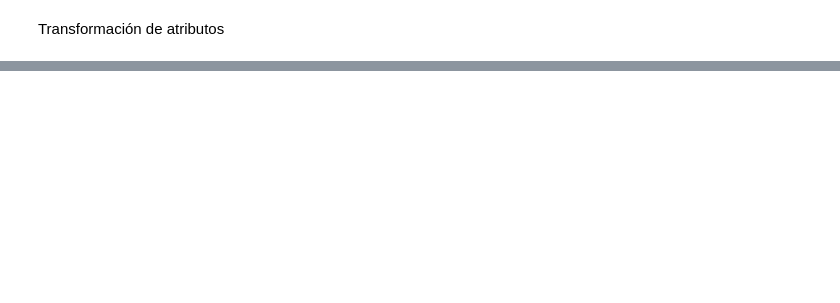
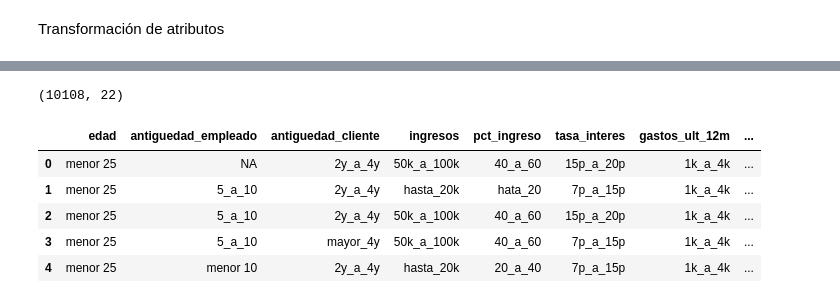
Before and after one commit to snmSebastian/Metodologias-Agiles, a Jupyter notebook: notebooks/Preparacion_datos/PD01-Transformaciones.ipynb, the cells around one changed output, grey strips where cells are left out. Cells and saved outputs as stored; diff of their text form; code cells hidden in the pictures; blank space fills up the shorter version.

```diff
--- a/notebooks/Preparacion_datos/PD01-Transformaciones.ipynb
+++ b/notebooks/Preparacion_datos/PD01-Transformaciones.ipynb
@@ -166,0 +285,34 @@ Exportación de metadatos
+# %%
+df_integrado.shape
+# %% [output]
+(10108, 22)
+# %%
+col_eliminar_final=[
+    'edad',
+    'antiguedad_empleado',
+    'antiguedad_cliente',
+    'ingresos',
+    'pct_ingreso',
+    'tasa_interes',
+    'regla_pct_ingresos',
+    'gastos_ult_12m',
+    'operaciones_ult_12m',
+    'id_cliente',
+    'estado_credito',
+    'estado_civil',
+
+]
+
+df_integrado.drop(col_eliminar_final,inplace=True,axis=1)
+
+df_final=pd.concat([edad_N,antiguedad_empleados_N,antiguedad_cliente_N,ingresos_N,regla_pct_ingresos_N,tasa_interes_N,
+ gastos_ult_12m_N,operaciones_ult_12m_N,estado_civil_N,estado_credito_N,df_integrado],axis=1)
+# %%
+df_final.head()
+# %% [output]
+|  | edad | antiguedad_empleado | antiguedad_cliente | ingresos | pct_ingreso | tasa_interes | gastos_ult_12m | ... |
+| 0 | menor 25 | NA | 2y_a_4y | 50k_a_100k | 40_a_60 | 15p_a_20p | 1k_a_4k | ... |
+| 1 | menor 25 | 5_a_10 | 2y_a_4y | hasta_20k | hata_20 | 7p_a_15p | 1k_a_4k | ... |
+| 2 | menor 25 | 5_a_10 | 2y_a_4y | 50k_a_100k | 40_a_60 | 15p_a_20p | 1k_a_4k | ... |
+| 3 | menor 25 | 5_a_10 | mayor_4y | 50k_a_100k | 40_a_60 | 7p_a_15p | 1k_a_4k | ... |
+| 4 | menor 25 | menor 10 | 2y_a_4y | hasta_20k | 20_a_40 | 7p_a_15p | 1k_a_4k | ... |
```
Also changed, not shown: parts of 13 cells of this notebook, 1 other file.
